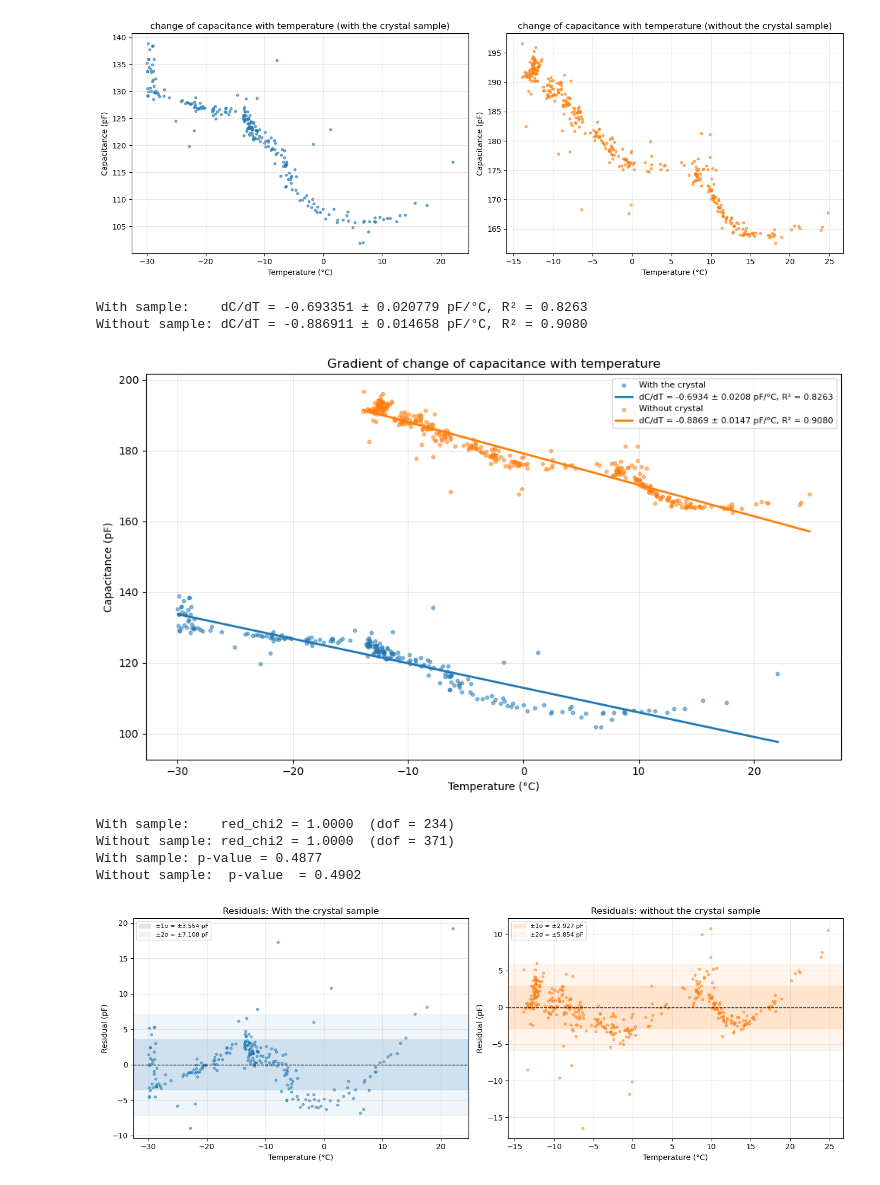
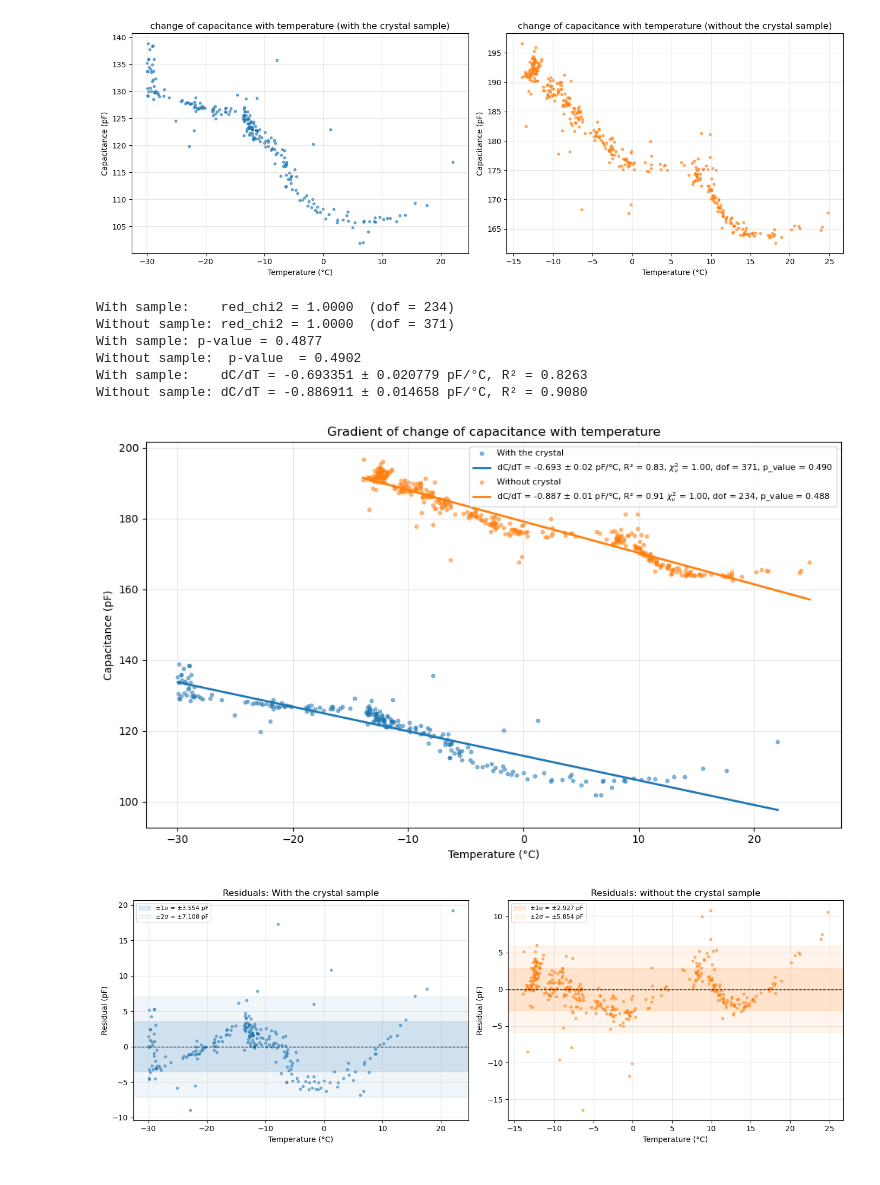
Before and after one commit to roznik20/crystal-expansion-research, a Jupyter notebook: data_analysis.ipynb, the cells around one changed output. Drawn from its saved outputs; the diff is of its cells as text; code cells hidden in the pictures.

Commit message:
more conclusive plot

```diff
--- a/data_analysis.ipynb
+++ b/data_analysis.ipynb
@@ -67,66 +67,70 @@ se_s = res_s.stderr
 se_n = res_n.stderr
 r2_s = res_s.rvalue**2
 r2_n = res_n.rvalue**2
 
+
+## more advanced statistical stuff
+
+# Reduced chi-squared and pvalue for the linear fits
+
+# Sample
+residuals_s = df_s['capacitance_pF'].values - (m_s * df_s['temperature_C'].values + b_s)
+sigma_s = np.std(residuals_s, ddof=2)
+chi2_s = np.sum((residuals_s / sigma_s)**2)
+dof_s = len(residuals_s) - 2
+chi2_red_s = chi2_s / dof_s
+pval_sample = chi2dist.sf(chi2_s, dof_s)
+
+
+# No sample
+residuals_n = df_n['capacitance_pF'].values - (m_n * df_n['temperature_C'].values + b_n)
+sigma_n = np.std(residuals_n, ddof=2)
+chi2_n = np.sum((residuals_n / sigma_n)**2)
+dof_n = len(residuals_n) - 2
+chi2_red_n = chi2_n / dof_n
+pvalue_nosample = chi2dist.sf(chi2_n, dof_n)
+
+
+print(rf"With sample:    red_chi2 = {chi2_red_s:.4f}  (dof = {dof_s})")
+print(rf"Without sample: red_chi2 = {chi2_red_n:.4f}  (dof = {dof_n})")
+print(rf"With sample: p-value = {pval_sample:.4f}")
+print(rf"Without sample:  p-value  = {pvalue_nosample:.4f}")
+
+
+
 print(f"With sample:    dC/dT = {m_s:.6f} ± {se_s:.6f} pF/°C, R² = {r2_s:.4f}")
 print(f"Without sample: dC/dT = {m_n:.6f} ± {se_n:.6f} pF/°C, R² = {r2_n:.4f}")
 
 # Plot fits
 t_s_fit = np.linspace(df_s['temperature_C'].min(), df_s['temperature_C'].max(), 200)
 t_n_fit = np.linspace(df_n['temperature_C'].min(), df_n['temperature_C'].max(), 200)
 
 fig, ax = plt.subplots(figsize=(10, 6))
 
 ax.scatter(df_s['temperature_C'], df_s['capacitance_pF'], s=10, alpha=0.5, label='With the crystal', color='tab:blue')
 ax.plot(t_s_fit, m_s * t_s_fit + b_s, color='tab:blue', linewidth=2,
-        label=f'dC/dT = {m_s:.4f} ± {se_s:.4f} pF/°C, R² = {r2_s:.4f}')
+        label=rf"dC/dT = {m_s:.3f} ± {se_s:.2f} pF/°C, R² = {r2_s:.2f}, $\chi^2_\nu$ = {chi2_red_n:.2f}, dof = {dof_n}, p_value = {pvalue_nosample:.3f} ")
 
 ax.scatter(df_n['temperature_C'], df_n['capacitance_pF'], s=10, alpha=0.5, label='Without crystal', color='tab:orange')
 ax.plot(t_n_fit, m_n * t_n_fit + b_n, color='tab:orange', linewidth=2,
-        label=f'dC/dT = {m_n:.4f} ± {se_n:.4f} pF/°C, R² = {r2_n:.4f}')
+        label=rf"dC/dT = {m_n:.3f} ± {se_n:.2f} pF/°C, R² = {r2_n:.2f} $\chi^2_\nu$ = {chi2_red_s:.2f}, dof = {dof_s}, p_value = {pval_sample:.3f}")
 
 ax.set_xlabel('Temperature (°C)')
 ax.set_ylabel('Capacitance (pF)')
 ax.set_title('Gradient of change of capacitance with temperature')
 ax.grid(True, alpha=0.3)
 ax.legend(loc='upper right', fontsize=8)
 
 plt.tight_layout()
 plt.show()
 # %% [output]
+With sample:    red_chi2 = 1.0000  (dof = 234)
+Without sample: red_chi2 = 1.0000  (dof = 371)
+With sample: p-value = 0.4877
+Without sample:  p-value  = 0.4902
 With sample:    dC/dT = -0.693351 ± 0.020779 pF/°C, R² = 0.8263
 Without sample: dC/dT = -0.886911 ± 0.014658 pF/°C, R² = 0.9080
-[figure, old version]
+[figure, new version]
-# %%
-# Reduced chi-squared and pvalue for the linear fits
-
-# Sample
-residuals_s = df_s['capacitance_pF'].values - (m_s * df_s['temperature_C'].values + b_s)
-sigma_s = np.std(residuals_s, ddof=2)
-chi2_s = np.sum((residuals_s / sigma_s)**2)
-dof_s = len(residuals_s) - 2
-chi2_red_s = chi2_s / dof_s
-pval_sample = chi2dist.sf(chi2_s, dof_s)
-
-
-# No sample
-residuals_n = df_n['capacitance_pF'].values - (m_n * df_n['temperature_C'].values + b_n)
-sigma_n = np.std(residuals_n, ddof=2)
-chi2_n = np.sum((residuals_n / sigma_n)**2)
-dof_n = len(residuals_n) - 2
-chi2_red_n = chi2_n / dof_n
-pvalue_nosample = chi2dist.sf(chi2_n, dof_n)
-
-
-print(rf"With sample:    red_chi2 = {chi2_red_s:.4f}  (dof = {dof_s})")
-print(rf"Without sample: red_chi2 = {chi2_red_n:.4f}  (dof = {dof_n})")
-print(rf"With sample: p-value = {pval_sample:.4f}")
-print(rf"Without sample:  p-value  = {pvalue_nosample:.4f}")
-# %% [output]
-With sample:    red_chi2 = 1.0000  (dof = 234)
-Without sample: red_chi2 = 1.0000  (dof = 371)
-With sample: p-value = 0.4877
-Without sample:  p-value  = 0.4902
 # %%
 # Residual plots with standard error bands
 fig, (ax1, ax2) = plt.subplots(1, 2, figsize=(14, 5))
```
